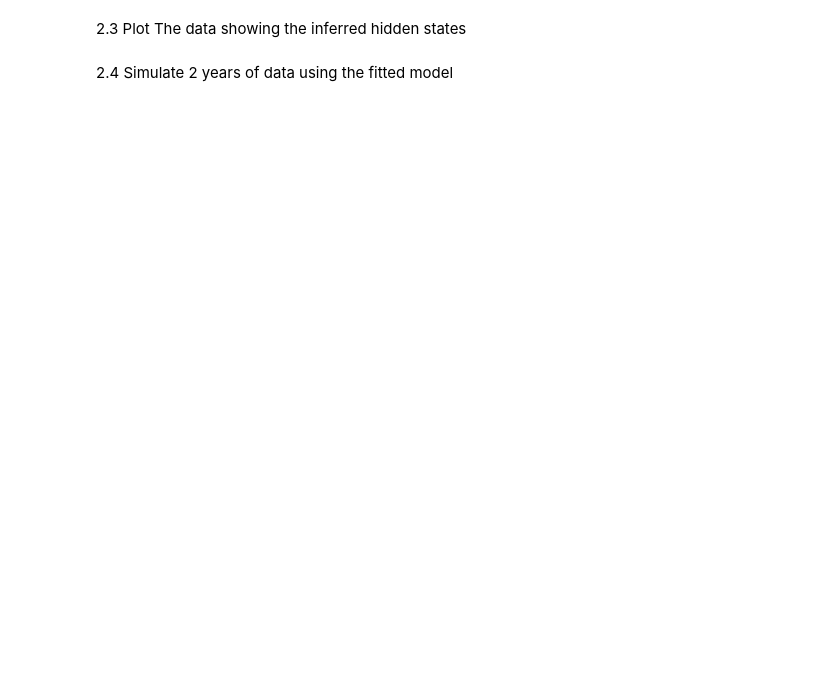
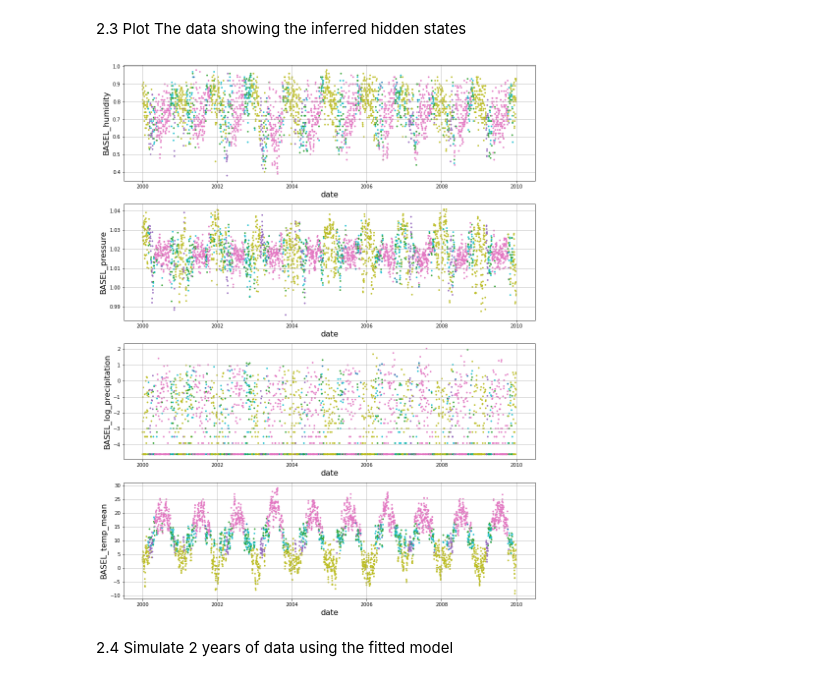
Before and after one commit to DavideScassola/PML2024, a Jupyter notebook: Notebooks/05_HMM.ipynb, the cells around one changed output. Saved outputs shown, nothing was run; the diff lists cells and outputs as text; code cells hidden in the pictures; blank space fills up the shorter version.

```diff
--- a/Notebooks/05_HMM.ipynb
+++ b/Notebooks/05_HMM.ipynb
@@ -92,4 +92,4 @@ X = data[["x"]].to_numpy() # Build the HMM model and fit to the gold log price c
 model = hmm.GaussianHMM(n_components = 2, covariance_type = "diag", n_iter = 100, random_state = 2)
 
 # Fitting the model: The transition matrix and emission probabilities are learned by maximum likelihood.
-_ = model.fit(X)
+model.fit(X)
@@ -199,4 +267,21 @@ _ = plt.colorbar()
 # %% [markdown]
 2.3 Plot The data showing the inferred hidden states
+# %%
+Z = model.predict(X) # Find most probable hidden states sequence
+
+plt.figure(figsize = (15, 20))
+
+STATES = np.unique(Z)
+
+df['Z'] = Z
+
+for i, col in enumerate(COLUMNS):
+    plt.subplot(len(COLUMNS),1,i+1)
+    plt.scatter(df['DATE'], df[col], c = Z, alpha=0.9, cmap = "tab10", s = 6)
+    plt.grid(True)
+    plt.xlabel("date", fontsize=16)
+    plt.ylabel(col, fontsize=16)
+# %% [output]
+[figure, added]
 # %% [markdown]
 2.4 Simulate 2 years of data using the fitted model
```
Also changed, not shown: parts of 5 cells of this notebook.
